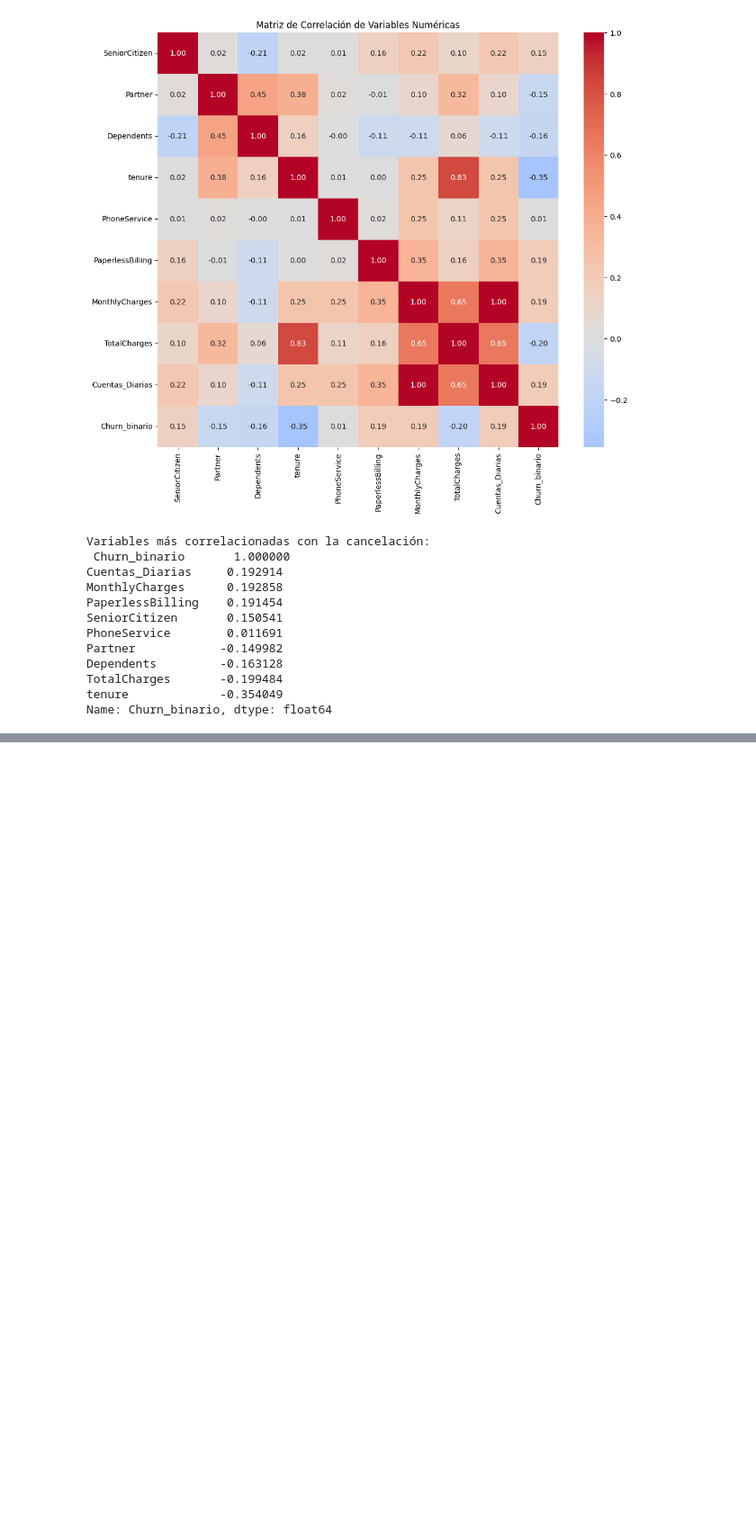
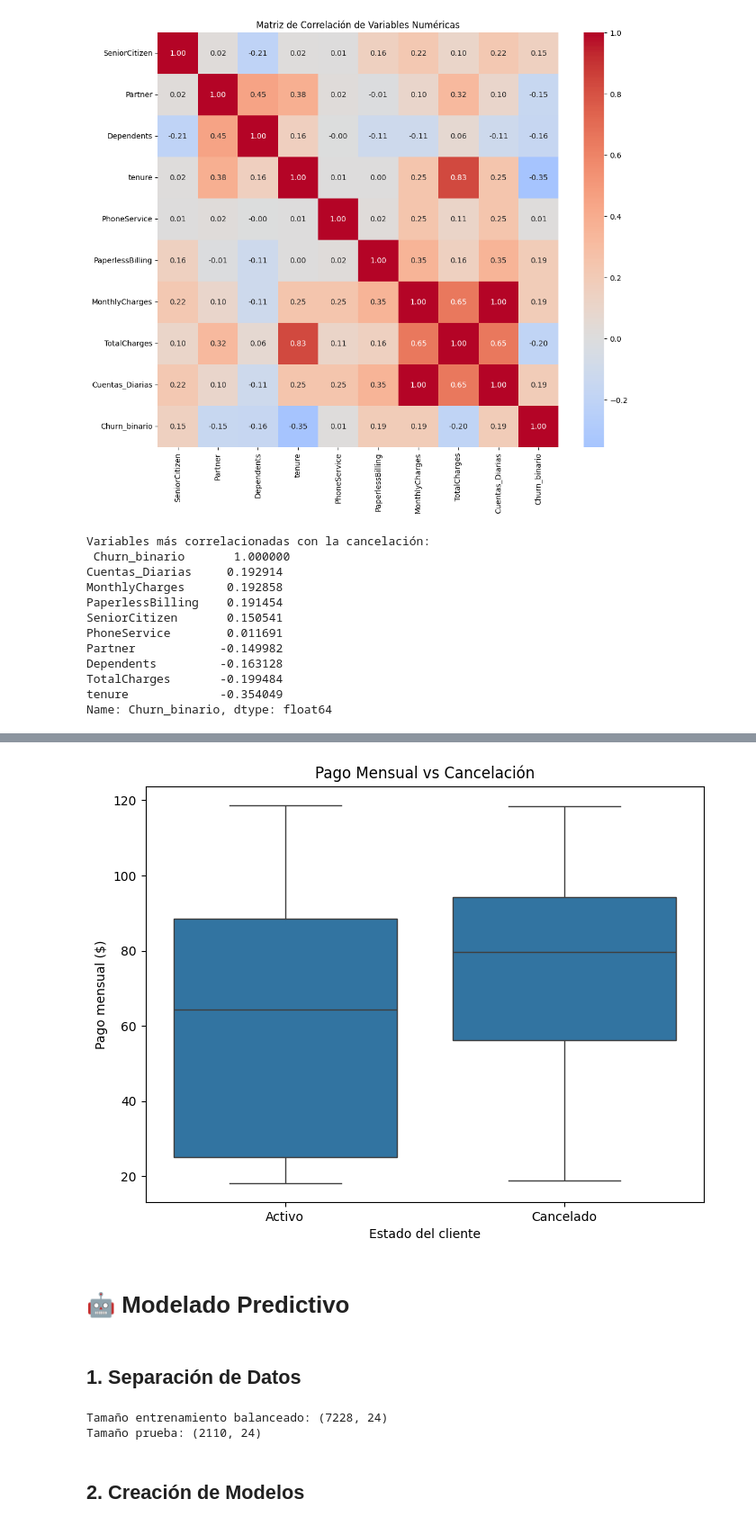
Before and after one commit to sscsam-cmd/TelecomX-parte2-Latam, a Jupyter notebook: TelecomX_parte2_Latam.ipynb, the cells around one changed output, grey strips where cells are left out. Shown at 90% size. Drawn from its saved outputs; the diff is of its cells as text; code cells hidden in the pictures; blank space fills up the shorter version.

```diff
--- a/TelecomX_parte2_Latam.ipynb
+++ b/TelecomX_parte2_Latam.ipynb
@@ -212,0 +256,44 @@ Name: Churn_binario, dtype: float64
+# %%
+# MonthlyCharges vs Churn (Pago mensual)
+plt.figure(figsize=(8,6))
+sns.boxplot(x='Churn_binario', y='MonthlyCharges', data=df)
+plt.xticks([0,1], ['Activo', 'Cancelado'])
+plt.title("Pago Mensual vs Cancelación")
+plt.ylabel("Pago mensual ($)")
+plt.xlabel("Estado del cliente")
+plt.show()
+# %% [output]
+[figure, added]
+# %% [markdown]
+# 🤖 Modelado Predictivo
+# %% [markdown]
+## **1. Separación de Datos**
+# %%
+# Separar entrenamiento y prueba (70/30)
+from sklearn.model_selection import train_test_split
+
+# Ya tenemos X_encoded y y
+# Dividimos el dataset original para prueba (sin SMOTE aún)
+X_train, X_test, y_train, y_test = train_test_split(
+    X_encoded, y, test_size=0.3, random_state=42, stratify=y
+)
+
+# Aplicar SMOTE solo al entrenamiento
+from imblearn.over_sampling import SMOTE
+smote = SMOTE(random_state=42)
+X_train_bal, y_train_bal = smote.fit_resample(X_train, y_train)
+
+# Escalar para modelos sensibles a la escala (Regresión Logística)
+from sklearn.preprocessing import StandardScaler
+scaler = StandardScaler()
+X_train_bal_scaled = scaler.fit_transform(X_train_bal)
+X_test_scaled = scaler.transform(X_test)
+
+# Verificar tamaños
+print("Tamaño entrenamiento balanceado:", X_train_bal.shape)
+print("Tamaño prueba:", X_test.shape)
+# %% [output]
+Tamaño entrenamiento balanceado: (7228, 24)
+Tamaño prueba: (2110, 24)
+# %% [markdown]
+## **2. Creación de Modelos**
```
Also changed, not shown: parts of 27 cells of this notebook.
